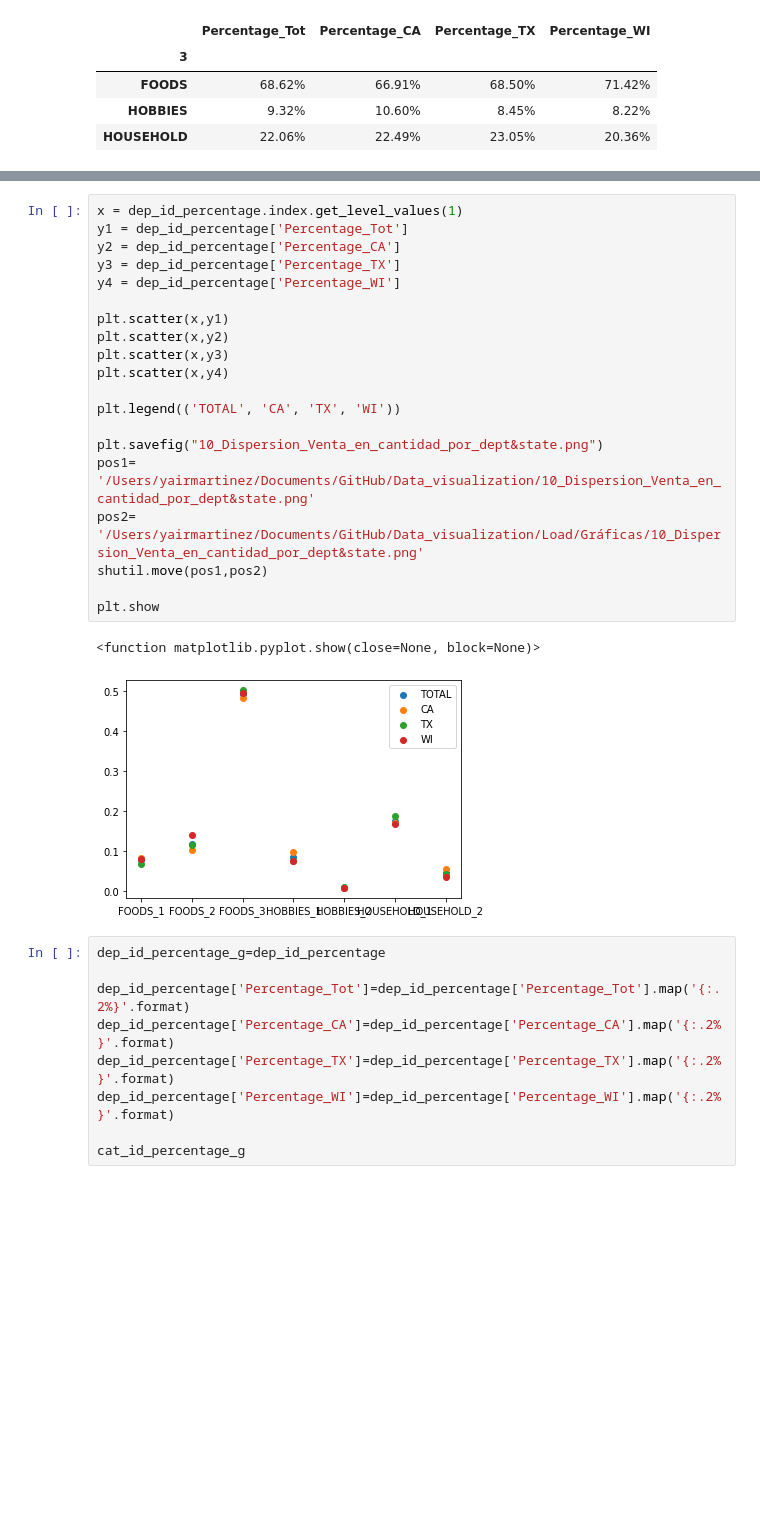
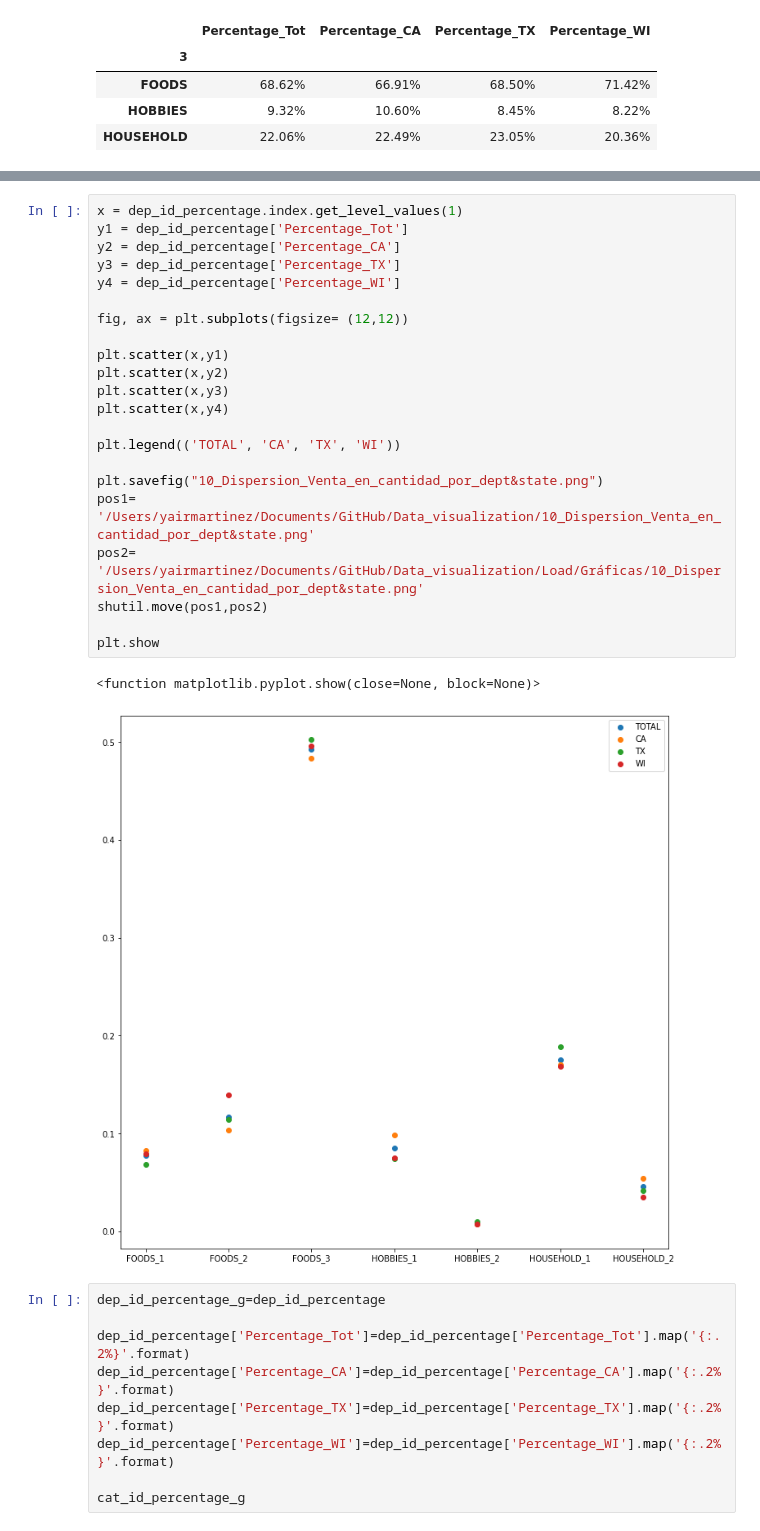
Before and after one commit to lymc33/Data_visualization, a Jupyter notebook: 5_Dashboard_3.ipynb, the cells around one changed output, grey strips where cells are left out. Saved outputs shown, nothing was run; the diff lists cells and outputs as text; blank space fills up the shorter version.

```diff
--- a/5_Dashboard_3.ipynb
+++ b/5_Dashboard_3.ipynb
@@ -409,26 +412,28 @@ dep_id_percentage
 # %%
 x = dep_id_percentage.index.get_level_values(1)
 y1 = dep_id_percentage['Percentage_Tot']
 y2 = dep_id_percentage['Percentage_CA']
 y3 = dep_id_percentage['Percentage_TX']
 y4 = dep_id_percentage['Percentage_WI']
+
+fig, ax = plt.subplots(figsize= (12,12))
 
 plt.scatter(x,y1)
 plt.scatter(x,y2)
 plt.scatter(x,y3)
 plt.scatter(x,y4)
 
 plt.legend(('TOTAL', 'CA', 'TX', 'WI'))
 
 plt.savefig("10_Dispersion_Venta_en_cantidad_por_dept&state.png")
 pos1= '/Users/yairmartinez/Documents/GitHub/Data_visualization/10_Dispersion_Venta_en_cantidad_por_dept&state.png'
 pos2= '/Users/yairmartinez/Documents/GitHub/Data_visualization/Load/Gráficas/10_Dispersion_Venta_en_cantidad_por_dept&state.png'
 shutil.move(pos1,pos2)
 
 plt.show
 # %% [output]
 <function matplotlib.pyplot.show(close=None, block=None)>
-[figure, old version]
+[figure, new version]
 # %%
 dep_id_percentage_g=dep_id_percentage
 
```
Also changed, not shown: parts of 3 cells of this notebook.
